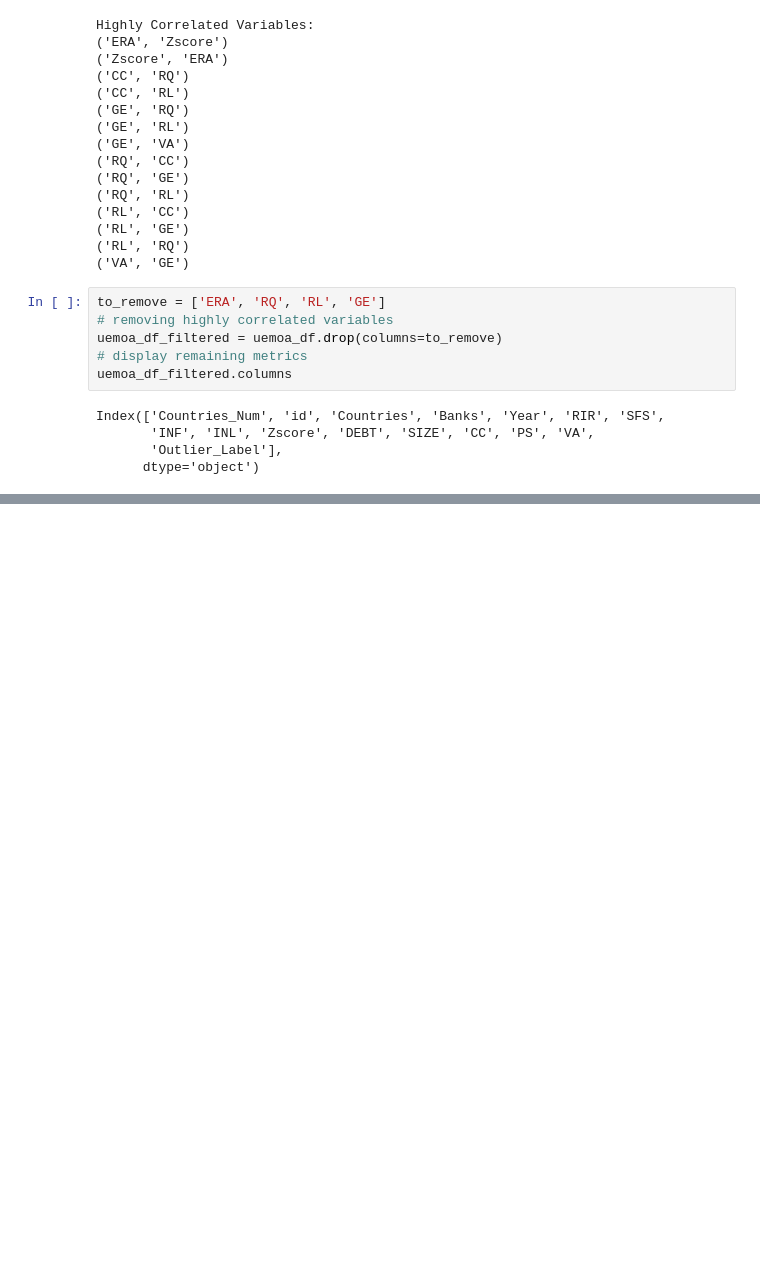
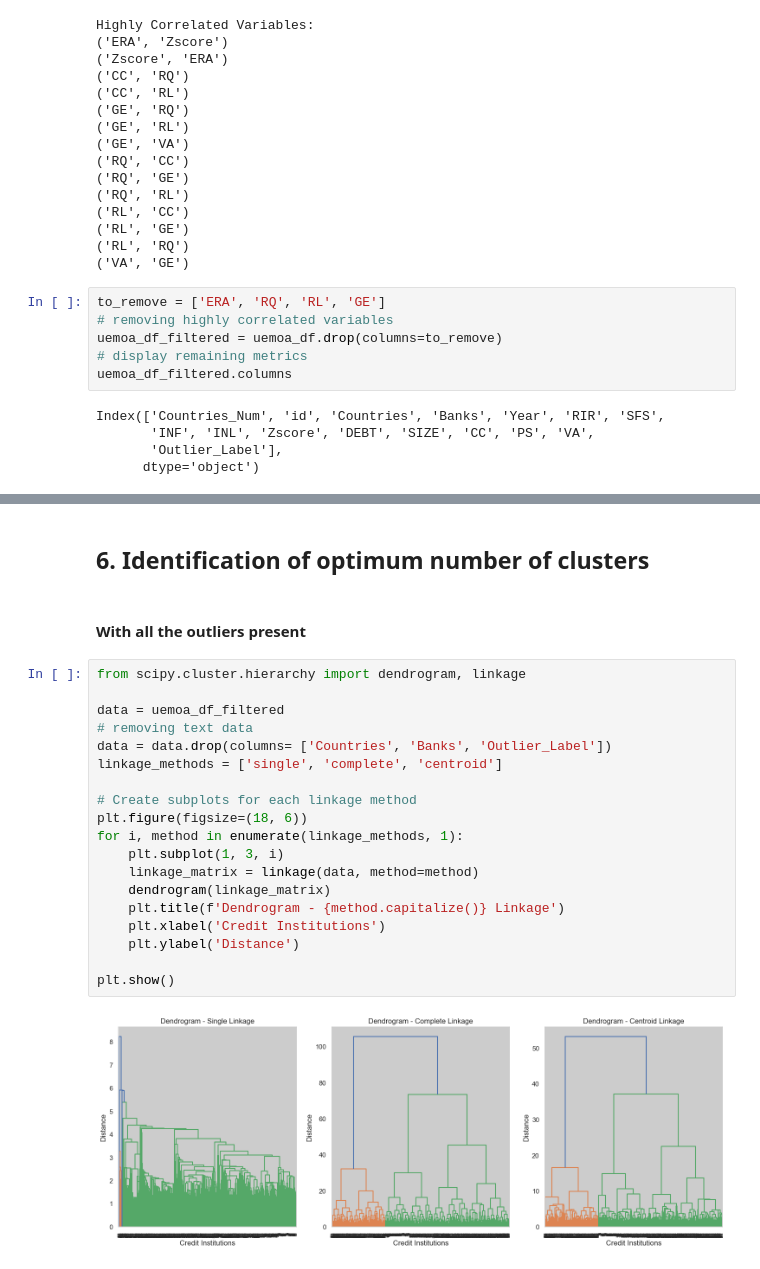
Before and after one commit to isamuelpatrick/BankingInsights-UEMOA, a Jupyter notebook: Bank clustering.ipynb, the cells around one changed output, grey strips where cells are left out. Saved outputs shown, nothing was run; the diff lists cells and outputs as text; blank space fills up the shorter version.

```diff
--- a/Bank clustering.ipynb
+++ b/Bank clustering.ipynb
@@ -386,0 +397,25 @@ Highly Correlated Variables:
+# %% [markdown]
+## 6. Identification of optimum number of clusters
+# %% [markdown]
+#### With all the outliers present
+# %%
+from scipy.cluster.hierarchy import dendrogram, linkage
+
+data = uemoa_df_filtered
+# removing text data
+data = data.drop(columns= ['Countries', 'Banks', 'Outlier_Label'])
+linkage_methods = ['single', 'complete', 'centroid']
+
+# Create subplots for each linkage method
+plt.figure(figsize=(18, 6))
+for i, method in enumerate(linkage_methods, 1):
+    plt.subplot(1, 3, i)
+    linkage_matrix = linkage(data, method=method)
+    dendrogram(linkage_matrix)
+    plt.title(f'Dendrogram - {method.capitalize()} Linkage')
+    plt.xlabel('Credit Institutions')
+    plt.ylabel('Distance')
+
+plt.show()
+# %% [output]
+[figure, added]
```
Also changed, not shown: parts of 23 cells of this notebook.
